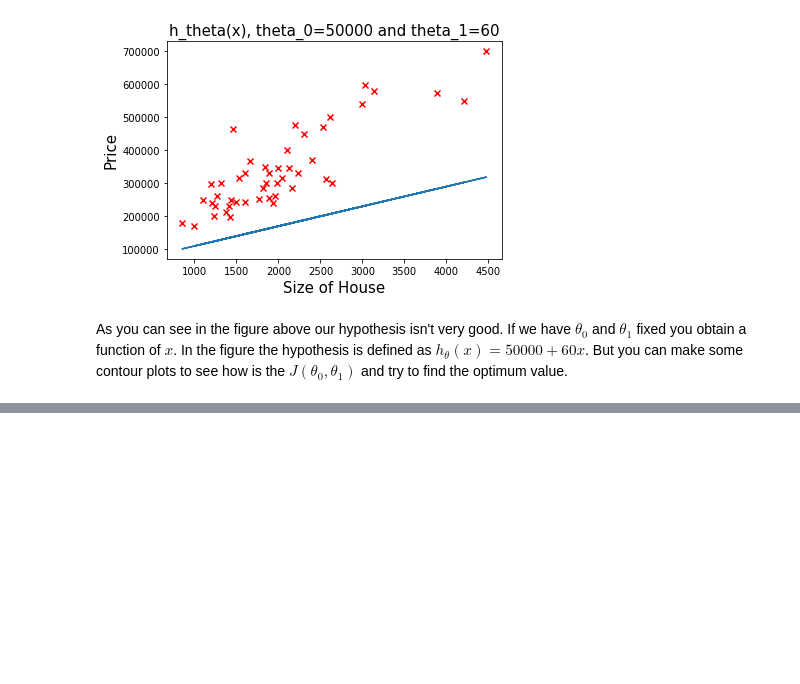
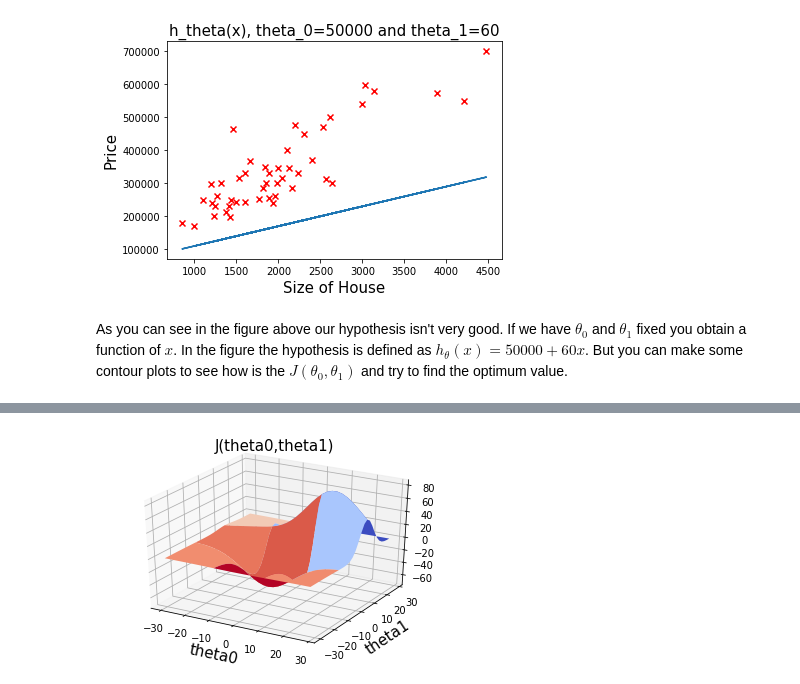
Before and after one commit to kala855/machine-learning, a Jupyter notebook: introduction/linearRegression/linearRegressionOneVariable.ipynb, the cells around one changed output, grey strips where cells are left out. Drawn from its saved outputs; the diff is of its cells as text; code cells hidden in the pictures; blank space fills up the shorter version.

```diff
--- a/introduction/linearRegression/linearRegressionOneVariable.ipynb
+++ b/introduction/linearRegression/linearRegressionOneVariable.ipynb
@@ -236,0 +246,15 @@ plt.plot(theta1,J)
+# %%
+fig = plt.figure()
+ax = fig.add_subplot(111, projection='3d')
+
+# Grab some test data.
+X, Y, Z = axes3d.get_test_data(0.2)
+# Plot a basic surface
+surf = ax.plot_surface(X, Y, Z, rstride=10, cstride=10, cmap=cm.coolwarm_r)
+plt.xlabel('theta0', fontsize=15)
+plt.ylabel('theta1', fontsize=15)
+plt.title('J(theta0,theta1)', fontsize=15)
+
+plt.show()
+# %% [output]
+[figure, added]
```
Also changed, not shown: parts of 5 cells of this notebook, 1 other file.
